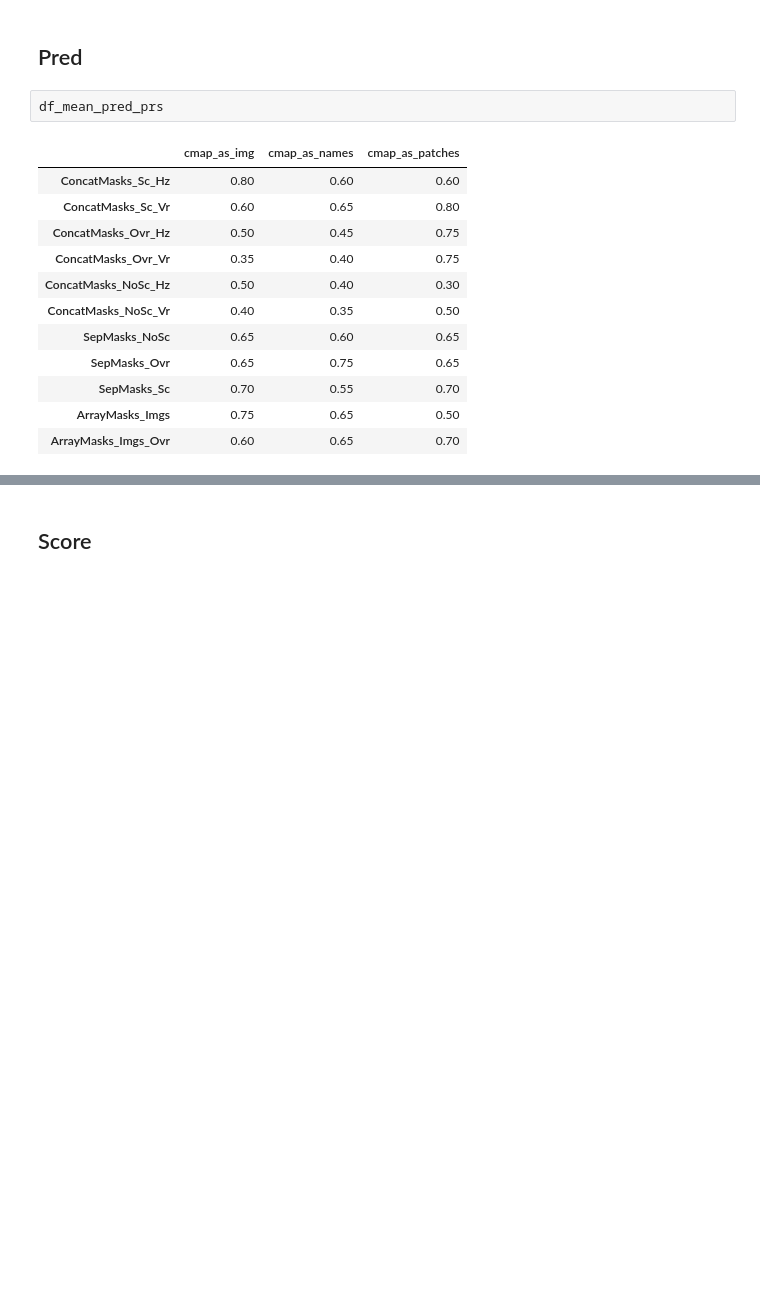
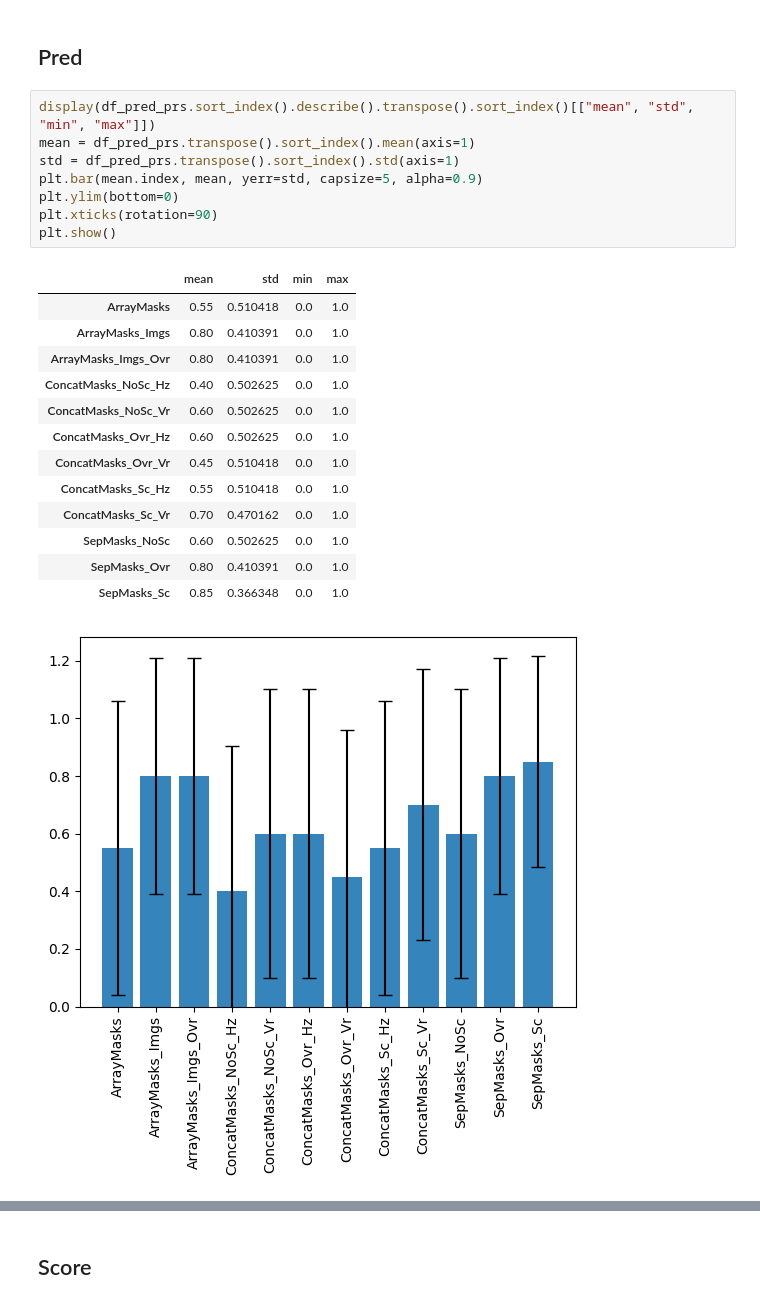
Before and after one commit to Luca-Olivieri/training-text-description-loss, a Jupyter notebook: src/notebooks/assess_diff.ipynb, the cells around one changed output, grey strips where cells are left out. Cells and saved outputs as stored; diff of their text form; blank space fills up the shorter version.

```diff
--- a/src/notebooks/assess_diff.ipynb
+++ b/src/notebooks/assess_diff.ipynb
@@ -68,19 +69,27 @@ df_mean_pred_prs.columns = exps_names
 df_mean_score_prs.columns = exps_names
 # %% [markdown]
 ## Pred
-# %%
-df_mean_pred_prs
-# %% [output]
-|  | cmap_as_img | cmap_as_names | cmap_as_patches |
-| ConcatMasks_Sc_Hz | 0.80 | 0.60 | 0.60 |
-| ConcatMasks_Sc_Vr | 0.60 | 0.65 | 0.80 |
-| ConcatMasks_Ovr_Hz | 0.50 | 0.45 | 0.75 |
-| ConcatMasks_Ovr_Vr | 0.35 | 0.40 | 0.75 |
-| ConcatMasks_NoSc_Hz | 0.50 | 0.40 | 0.30 |
-| ConcatMasks_NoSc_Vr | 0.40 | 0.35 | 0.50 |
-| SepMasks_NoSc | 0.65 | 0.60 | 0.65 |
-| SepMasks_Ovr | 0.65 | 0.75 | 0.65 |
-| SepMasks_Sc | 0.70 | 0.55 | 0.70 |
-| ArrayMasks_Imgs | 0.75 | 0.65 | 0.50 |
-| ArrayMasks_Imgs_Ovr | 0.60 | 0.65 | 0.70 |
+# %%
+display(df_pred_prs.sort_index().describe().transpose().sort_index()[["mean", "std", "min", "max"]])
+mean = df_pred_prs.transpose().sort_index().mean(axis=1)
+std = df_pred_prs.transpose().sort_index().std(axis=1)
+plt.bar(mean.index, mean, yerr=std, capsize=5, alpha=0.9)
+plt.ylim(bottom=0)
+plt.xticks(rotation=90)
+plt.show()
+# %% [output]
+|  | mean | std | min | max |
+| ArrayMasks | 0.55 | 0.510418 | 0.0 | 1.0 |
+| ArrayMasks_Imgs | 0.80 | 0.410391 | 0.0 | 1.0 |
+| ArrayMasks_Imgs_Ovr | 0.80 | 0.410391 | 0.0 | 1.0 |
+| ConcatMasks_NoSc_Hz | 0.40 | 0.502625 | 0.0 | 1.0 |
+| ConcatMasks_NoSc_Vr | 0.60 | 0.502625 | 0.0 | 1.0 |
+| ConcatMasks_Ovr_Hz | 0.60 | 0.502625 | 0.0 | 1.0 |
+| ConcatMasks_Ovr_Vr | 0.45 | 0.510418 | 0.0 | 1.0 |
+| ConcatMasks_Sc_Hz | 0.55 | 0.510418 | 0.0 | 1.0 |
+| ConcatMasks_Sc_Vr | 0.70 | 0.470162 | 0.0 | 1.0 |
+| SepMasks_NoSc | 0.60 | 0.502625 | 0.0 | 1.0 |
+| SepMasks_Ovr | 0.80 | 0.410391 | 0.0 | 1.0 |
+| SepMasks_Sc | 0.85 | 0.366348 | 0.0 | 1.0 |
+[figure, added]
 # %%
```
Also changed, not shown: parts of 8 cells of this notebook, 18 other files.
